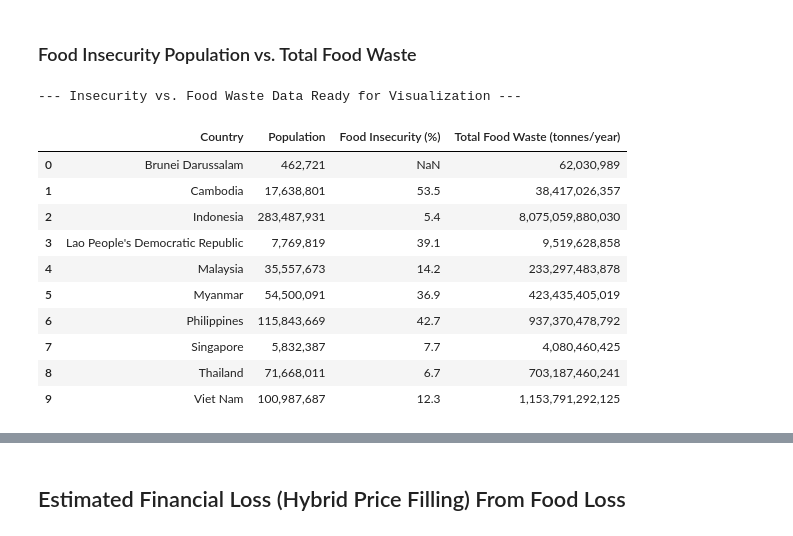
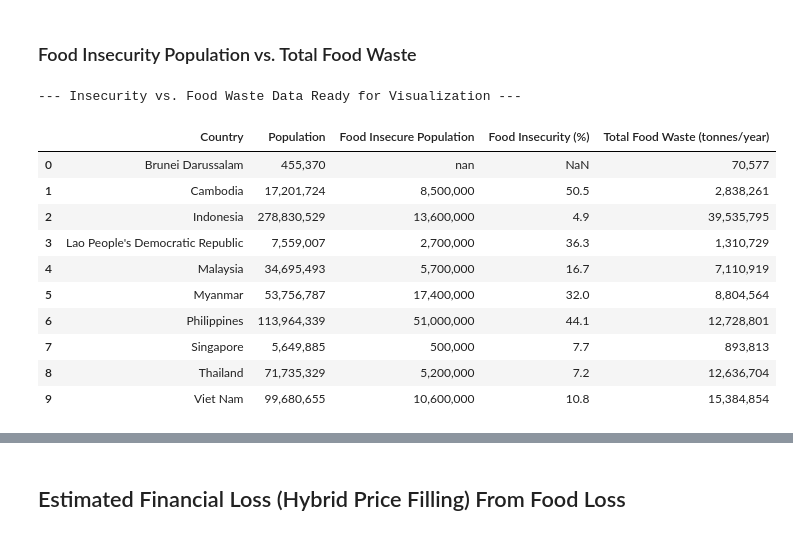
Before and after one commit to Azvier/asean-food-waste-sustainability, a Jupyter notebook: notebooks/data_analysis.ipynb, the cells around one changed output, grey strips where cells are left out. Cells and saved outputs as stored; diff of their text form; code cells hidden in the pictures.

```diff
--- a/notebooks/data_analysis.ipynb
+++ b/notebooks/data_analysis.ipynb
@@ -12,10 +14,10 @@ fao_prices = pd.read_csv(r"..\data\FAOSTAT\processed\fao_prices_relevant.csv")
 fao_production_indices = pd.read_csv(r"..\data\FAOSTAT\processed\fao_production_indices_relevant.csv")
 # %%
 # Other Data
-f_waste = pd.read_excel(r"../data/Food Waste Estimation UNEP 2024.xlsx")
+f_waste = pd.read_csv(r"../data/processed/unep_waste_merged.csv")
 fsi_data = pd.read_csv(r"../data/processed/fsi_data_melted.csv")
-asean_sdg = pd.read_excel(r"../data/SDG From ASEANstats.xlsx")
-un_sdg = pd.read_excel(r"../data/SDG From UNSDG (2, 11, 12, 13).xlsx")
+# asean_sdg = pd.read_excel(r"../data/SDG From ASEANstats.xlsx")
+# un_sdg = pd.read_excel(r"../data/SDG From UNSDG (2, 11, 12, 13).xlsx")
 gfsi_data = pd.read_csv(r"../data/processed/gfsi_data_melted.csv")
 fsi_score = pd.read_csv(r"../data/processed/fsi_score_melted.csv")
 gfsi_score = pd.read_csv(r"../data/processed/gfsi_score_melted.csv")
@@ -115,11 +117,10 @@ asean_countries = [
 ]
 
 # Process Population Data
-max_actual_year = fao_population[fao_population['Year'] <= 2023]['Year'].max()
 population_asean = fao_population[
     (fao_population['Area'].isin(asean_countries)) &
     (fao_population['Element'] == 'Total Population - Both sexes') &
-    (fao_population['Year'] == 2024)
+    (fao_population['Year'] == 2022)
 ].copy()
 population_asean['Value'] *= 1000  # Convert from '1000 persons' to persons
 population_asean = population_asean[['Area', 'Year', 'Value']].rename(columns={
@@ -128,17 +129,26 @@ population_asean = population_asean[['Area', 'Year', 'Value']].rename(columns={
     'Value': 'Population'
 })
 
-# Process ASEAN Food Insecurity Data
+# Extract ASEAN Food Insecurity Data (prevalence % and number in millions, 2021-2023)
 fs_asean_insecurity = fao_fs[
     (fao_fs['Area'].isin(asean_countries)) &
-    (fao_fs['Item'] == 'Prevalence of moderate or severe food insecurity in the total population (percent) (3-year average)') &
-    (fao_fs['Year'].astype(str).str.contains('2021|2022|2023|2024'))
-].sort_values('Year').drop_duplicates('Area', keep='last')
-fs_asean_insecurity = fs_asean_insecurity[['Area', 'Year', 'Value']].rename(columns={
-    'Area': 'Country',
-    'Year': 'FS Year',
-    'Value': 'Food Insecurity (%)'
+    (fao_fs['Item'].isin([
+        'Prevalence of moderate or severe food insecurity in the total population (percent) (3-year average)',
+        'Number of moderately or severely food insecure people (million) (3-year average)'
+    ])) &
+    (fao_fs['Year'].astype(str) == '2021-2023') &
+    (fao_fs['Element'] == 'Value')
+][['Area', 'Item', 'Year', 'Value']].rename(columns={'Area': 'Country', 'Year': 'FS Year'})
+
+# Pivot to columns: prevalence (%) and number (people)
+fs_asean_pivot = fs_asean_insecurity.pivot(index=['Country', 'FS Year'], columns='Item', values='Value').reset_index()
+fs_asean_pivot.columns.name = None
+fs_asean_pivot = fs_asean_pivot.rename(columns={
+    'Prevalence of moderate or severe food insecurity in the total population (percent) (3-year average)': 'Food Insecurity (%)',
+    'Number of moderately or severely food insecure people (million) (3-year average)': 'Food Insecure Population'
 })
+fs_asean_pivot['Food Insecurity (%)'] = fs_asean_pivot['Food Insecurity (%)'].astype(float)
+fs_asean_pivot['Food Insecure Population'] = fs_asean_pivot['Food Insecure Population'].astype(float) * 1_000_000
 
 # Load total food waste data (household + retail + food service)
 waste_cols = [
@@ -153,44 +163,44 @@ for col in waste_cols:
 
 # Impute missing Food service estimate (tonnes/year) using average ratio to (household + retail)
 cols = [
     'Household estimate (tonnes/year)',
     'Retail estimate (tonnes/year)',
     'Food service estimate (tonnes/year)'
 ]
 total_waste[cols] = total_waste[cols].apply(pd.to_numeric, errors='coerce')
 mask = total_waste[cols].notna().all(axis=1)
 avg_ratio = (
     total_waste.loc[mask, 'Food service estimate (tonnes/year)'] /
     (total_waste.loc[mask, 'Household estimate (tonnes/year)'] + total_waste.loc[mask, 'Retail estimate (tonnes/year)'])
 ).mean()
 missing = total_waste['Food service estimate (tonnes/year)'].isna()
 sum_hr = total_waste.loc[missing, 'Household estimate (tonnes/year)'] + total_waste.loc[missing, 'Retail estimate (tonnes/year)']
 total_waste.loc[missing, 'Food service estimate (tonnes/year)'] = (sum_hr * avg_ratio).round().astype('Int64')
 
 total_waste['Total Food Waste (tonnes/year)'] = total_waste[waste_cols].sum(axis=1)
 
 # Merge Datasets to Create the Insecurity vs. Food Waste DataFrame
-food_insec_asean = population_asean.merge(fs_asean_insecurity, on='Country', how='left').merge(total_waste, on='Country', how='left')
-food_insec_asean['Total Food Waste (tonnes/year)'] = (food_insec_asean['Population'] * food_insec_asean['Total Food Waste (tonnes/year)']) / 1000
+food_insec_asean = population_asean.merge(fs_asean_pivot, on='Country', how='left').merge(total_waste, on='Country', how='left')
 food_insec_asean = food_insec_asean.loc[:, ~food_insec_asean.columns.str.contains('Year')]
-food_insec_asean = food_insec_asean[['Country', 'Population', 'Food Insecurity (%)', 'Total Food Waste (tonnes/year)']]
+food_insec_asean = food_insec_asean[['Country', 'Population', 'Food Insecure Population', 'Food Insecurity (%)', 'Total Food Waste (tonnes/year)']]
 
 food_insec_asean_fmt = food_insec_asean.copy()
 food_insec_asean_fmt['Population'] = food_insec_asean_fmt['Population'].apply(lambda x: f"{x:,.0f}")
 food_insec_asean_fmt['Total Food Waste (tonnes/year)'] = food_insec_asean_fmt['Total Food Waste (tonnes/year)'].apply(lambda x: f"{x:,.0f}")
+food_insec_asean_fmt['Food Insecure Population'] = food_insec_asean_fmt['Food Insecure Population'].apply(lambda x: f"{x:,.0f}")
 
 print("--- Insecurity vs. Food Waste Data Ready for Visualization ---")
 food_insec_asean_fmt
 # %% [output]
 --- Insecurity vs. Food Waste Data Ready for Visualization ---
-|  | Country | Population | Food Insecurity (%) | Total Food Waste (tonnes/year) |
-| 0 | Brunei Darussalam | 462,721 | NaN | 62,030,989 |
-| 1 | Cambodia | 17,638,801 | 53.5 | 38,417,026,357 |
-| 2 | Indonesia | 283,487,931 | 5.4 | 8,075,059,880,030 |
-| 3 | Lao People's Democratic Republic | 7,769,819 | 39.1 | 9,519,628,858 |
-| 4 | Malaysia | 35,557,673 | 14.2 | 233,297,483,878 |
-| 5 | Myanmar | 54,500,091 | 36.9 | 423,435,405,019 |
-| 6 | Philippines | 115,843,669 | 42.7 | 937,370,478,792 |
-| 7 | Singapore | 5,832,387 | 7.7 | 4,080,460,425 |
-| 8 | Thailand | 71,668,011 | 6.7 | 703,187,460,241 |
-| 9 | Viet Nam | 100,987,687 | 12.3 | 1,153,791,292,125 |
+|  | Country | Population | Food Insecure Population | Food Insecurity (%) | Total Food Waste (tonnes/year) |
+| 0 | Brunei Darussalam | 455,370 | nan | NaN | 70,577 |
+| 1 | Cambodia | 17,201,724 | 8,500,000 | 50.5 | 2,838,261 |
+| 2 | Indonesia | 278,830,529 | 13,600,000 | 4.9 | 39,535,795 |
+| 3 | Lao People's Democratic Republic | 7,559,007 | 2,700,000 | 36.3 | 1,310,729 |
+| 4 | Malaysia | 34,695,493 | 5,700,000 | 16.7 | 7,110,919 |
+| 5 | Myanmar | 53,756,787 | 17,400,000 | 32.0 | 8,804,564 |
+| 6 | Philippines | 113,964,339 | 51,000,000 | 44.1 | 12,728,801 |
+| 7 | Singapore | 5,649,885 | 500,000 | 7.7 | 893,813 |
+| 8 | Thailand | 71,735,329 | 5,200,000 | 7.2 | 12,636,704 |
+| 9 | Viet Nam | 99,680,655 | 10,600,000 | 10.8 | 15,384,854 |
```
Also changed, not shown: parts of 14 cells of this notebook.
